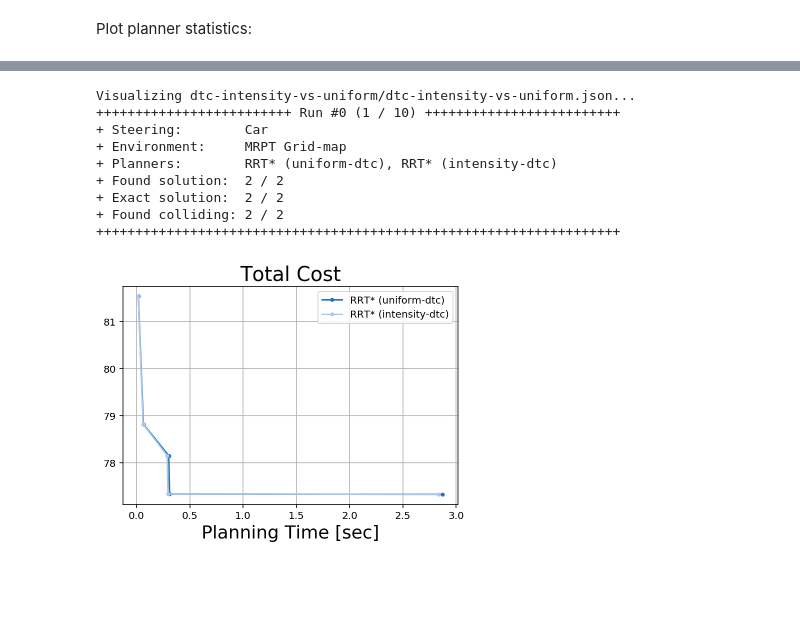
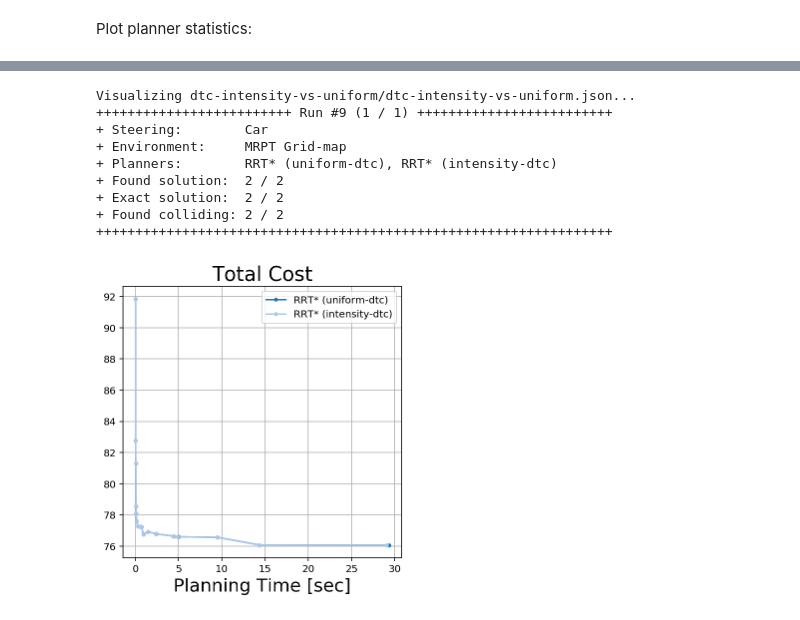
Before and after one commit to ksatyaki/bench-mr, a Jupyter notebook: python/MoD-planning.ipynb, the cells around one changed output, grey strips where cells are left out. Cells and saved outputs as stored; diff of their text form; code cells hidden in the pictures; blank space fills up the shorter version.

```diff
--- a/python/MoD-planning.ipynb
+++ b/python/MoD-planning.ipynb
@@ -85,14 +78,14 @@ Visualizing dtc-intensity-vs-uniform/dtc-intensity-vs-uniform.json...
 # %%
 from plot_convergence import plot_convergence
-plot_convergence('{}-intensity-vs-uniform/{}-intensity-vs-uniform.json'.format(cost_fn, cost_fn), metrics='total_cost')
+plot_convergence('{}-intensity-vs-uniform/{}-intensity-vs-uniform.json'.format(cost_fn, cost_fn), metrics='total_cost', combine_views=True, run_id="9")
 # %% [output]
 Visualizing dtc-intensity-vs-uniform/dtc-intensity-vs-uniform.json...
-+++++++++++++++++++++++++ Run #0 (1 / 10) +++++++++++++++++++++++++
++++++++++++++++++++++++++ Run #9 (1 / 1) +++++++++++++++++++++++++
 + Steering:        Car
 + Environment:     MRPT Grid-map
 + Planners:        RRT* (uniform-dtc), RRT* (intensity-dtc)
 + Found solution:  2 / 2
 + Exact solution:  2 / 2
 + Found colliding: 2 / 2
-+++++++++++++++++++++++++++++++++++++++++++++++++++++++++++++++++++
+++++++++++++++++++++++++++++++++++++++++++++++++++++++++++++++++++
-[figure, old version]
+[figure, new version]
```
Also changed, not shown: parts of 8 cells of this notebook, 2 other files.
